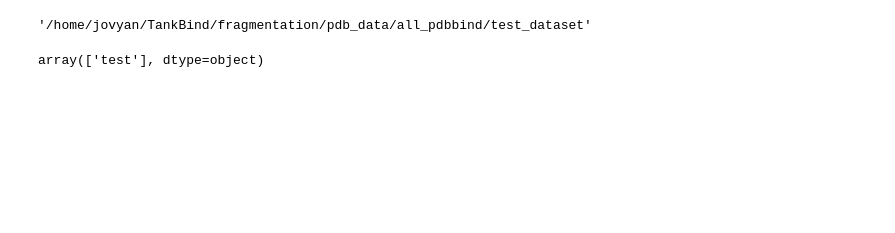
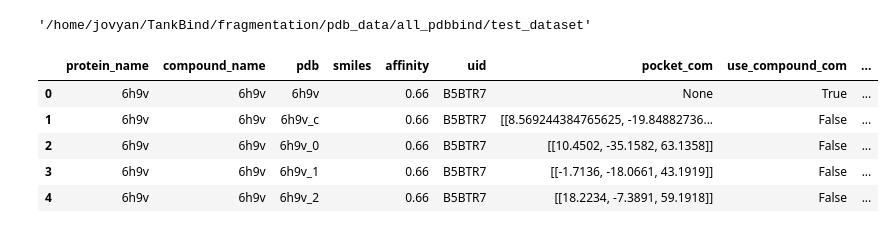
Before and after one commit to liuhaibinrobin/dockpublic, a Jupyter notebook: examples/construction_PDBbind_training_and_test_dataset.ipynb, the cells around one changed output. Saved outputs shown, nothing was run; the diff lists cells and outputs as text; code cells hidden in the pictures; blank space fills up the shorter version.

```diff
--- a/examples/construction_PDBbind_training_and_test_dataset.ipynb
+++ b/examples/construction_PDBbind_training_and_test_dataset.ipynb
@@ -343,6 +369,12 @@ toFilePre
 # %%
 import torch
 info = torch.load(f"{toFilePre}/processed/data.pt")
-info['group'].unique()
-# %% [output]
-array(['test'], dtype=object)
+# %%
+info.head()
+# %% [output]
+|  | protein_name | compound_name | pdb | smiles | affinity | uid | pocket_com | use_compound_com | ... |
+| 0 | 6h9v | 6h9v | 6h9v |  | 0.66 | B5BTR7 | None | True | ... |
+| 1 | 6h9v | 6h9v | 6h9v_c |  | 0.66 | B5BTR7 | [[8.569244384765625, -19.84882736... | False | ... |
+| 2 | 6h9v | 6h9v | 6h9v_0 |  | 0.66 | B5BTR7 | [[10.4502, -35.1582, 63.1358]] | False | ... |
+| 3 | 6h9v | 6h9v | 6h9v_1 |  | 0.66 | B5BTR7 | [[-1.7136, -18.0661, 43.1919]] | False | ... |
+| 4 | 6h9v | 6h9v | 6h9v_2 |  | 0.66 | B5BTR7 | [[18.2234, -7.3891, 59.1918]] | False | ... |
```
Also changed, not shown: parts of 11 cells of this notebook.
